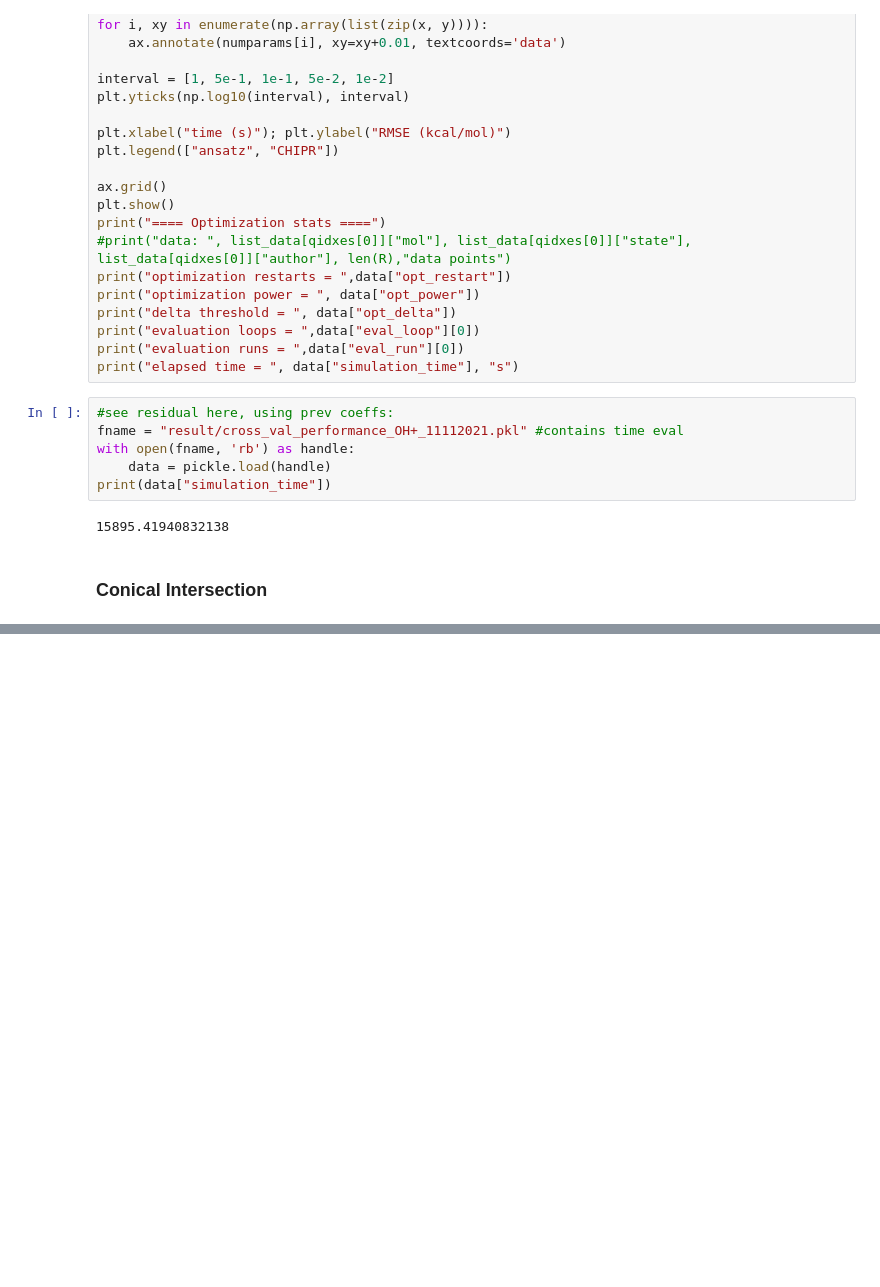
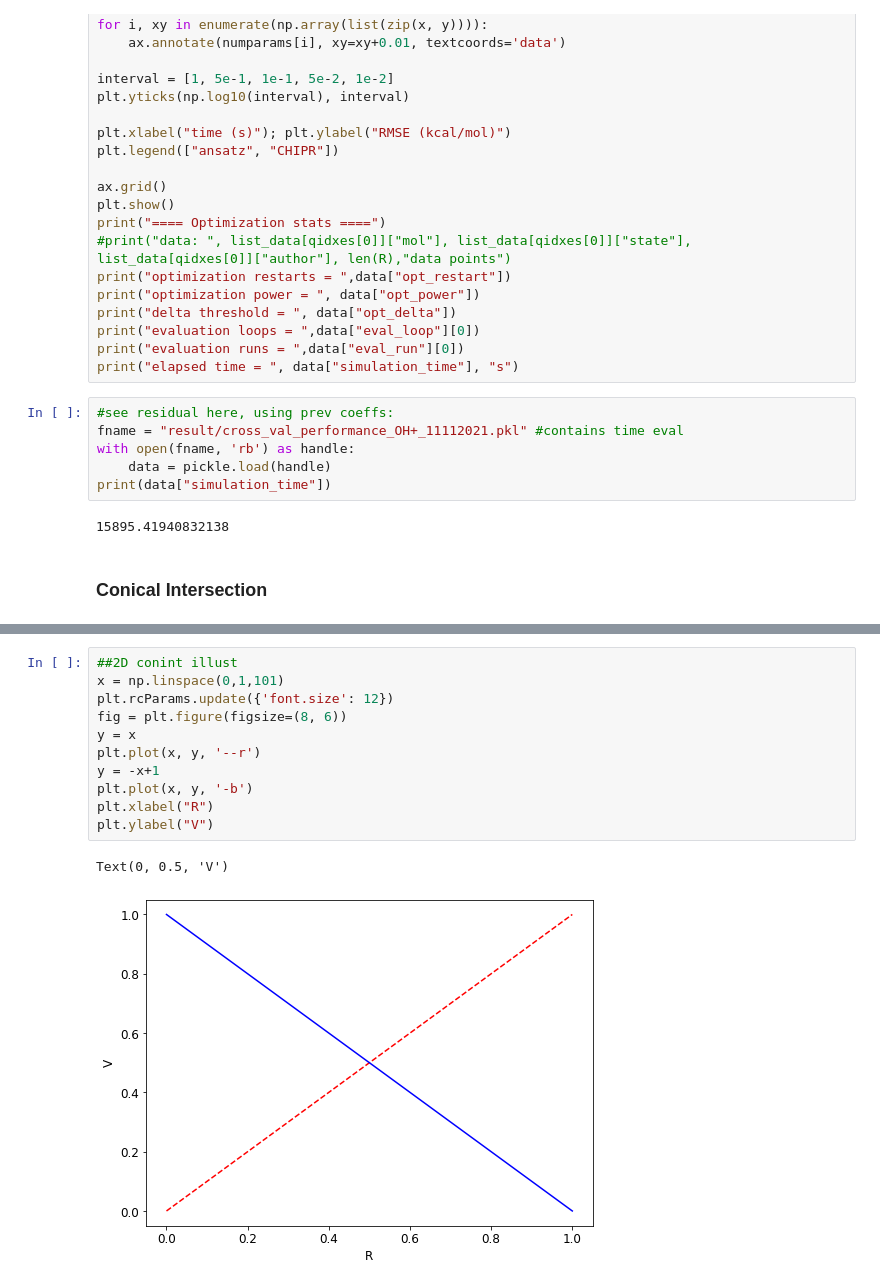
Before and after one commit to berylgithub/pes, a Jupyter notebook: PES_visu.ipynb, the cells around one changed output, grey strips where cells are left out. Drawn from its saved outputs; the diff is of its cells as text; blank space fills up the shorter version.

Commit message:
added 3 states conint

```diff
--- a/PES_visu.ipynb
+++ b/PES_visu.ipynb
@@ -661,3 +681,17 @@ ax.set_zlabel('eig(A(s,t))')
 [interactive output not drawn]
 [interactive output not drawn]
 Text(0.5, 0, 'eig(A(s,t))')
+# %%
+##2D conint illust
+x = np.linspace(0,1,101)
+plt.rcParams.update({'font.size': 12})
+fig = plt.figure(figsize=(8, 6))
+y = x
+plt.plot(x, y, '--r')
+y = -x+1
+plt.plot(x, y, '-b')
+plt.xlabel("R")
+plt.ylabel("V")
+# %% [output]
+Text(0, 0.5, 'V')
+[figure, added]
```
Also changed, not shown: parts of 1 cell of this notebook.
